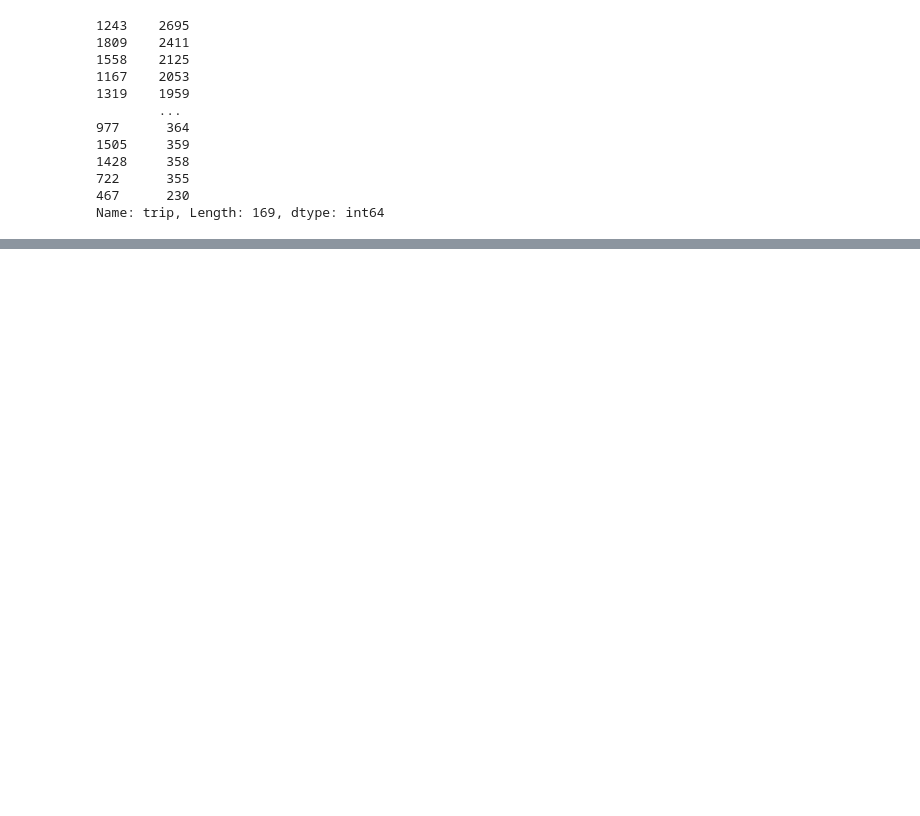
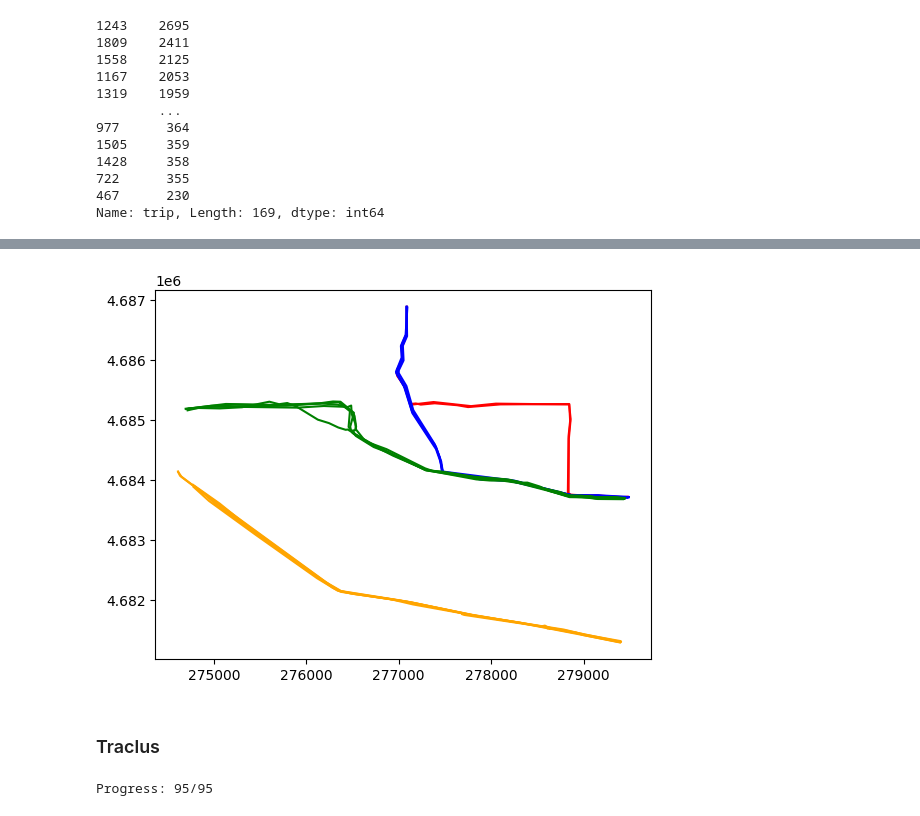
Before and after one commit to LucasGalhardi/gps-trajectories-clustering, a Jupyter notebook: routes_explore.ipynb, the cells around one changed output, grey strips where cells are left out. Saved outputs shown, nothing was run; the diff lists cells and outputs as text; code cells hidden in the pictures; blank space fills up the shorter version.

```diff
--- a/routes_explore.ipynb
+++ b/routes_explore.ipynb
@@ -111,0 +135,10 @@ array([0, 1, 2, 0, 1, 2, 0, 1, 2, 0, 1, 2, 0, 1, 2, 0], dtype=int64)
+# %%
+colors = {0: 'red', 1: 'blue', 2: 'green', 3:'orange', 4:'black'}
+
+for i, cluster in enumerate(labels):
+    t = trajectories_reduced[i]
+    plt.plot(t[:,0], t[:,1], c=colors[cluster])
+# %% [output]
+[figure, added]
+# %% [markdown]
+### Traclus
@@ -111,0 +155,6 @@ array([0, 1, 2, 0, 1, 2, 0, 1, 2, 0, 1, 2, 0, 1, 2, 0], dtype=int64)
+# %%
+# partitions, segments, dist_matrix, clusters, cluster_assignments, representative_trajectories = tr.traclus(trajectories_reduced, max_eps=200000, min_samples=1)
+# partitions, segments, dist_matrix, clusters, cluster_assignments, representative_trajectories = tr.traclus(trajectories_reduced, use_segments=False, min_samples=1)
+partitions, segments, dist_matrix, clusters, cluster_assignments, representative_trajectories = tr.traclus(trajectories_reduced)
+# %% [output]
+Progress: 95/95
```
Also changed, not shown: parts of 13 cells of this notebook, 1 other file.
